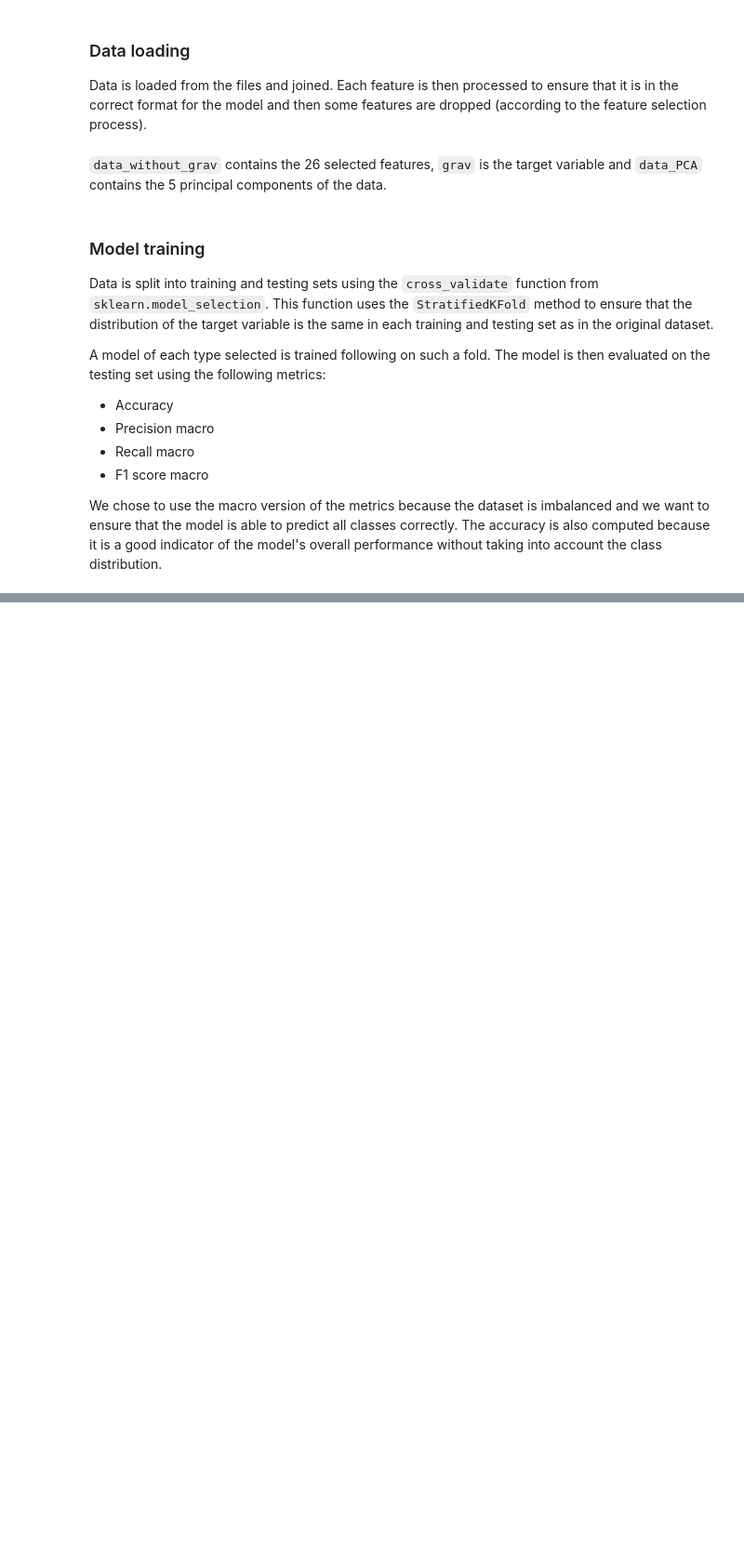
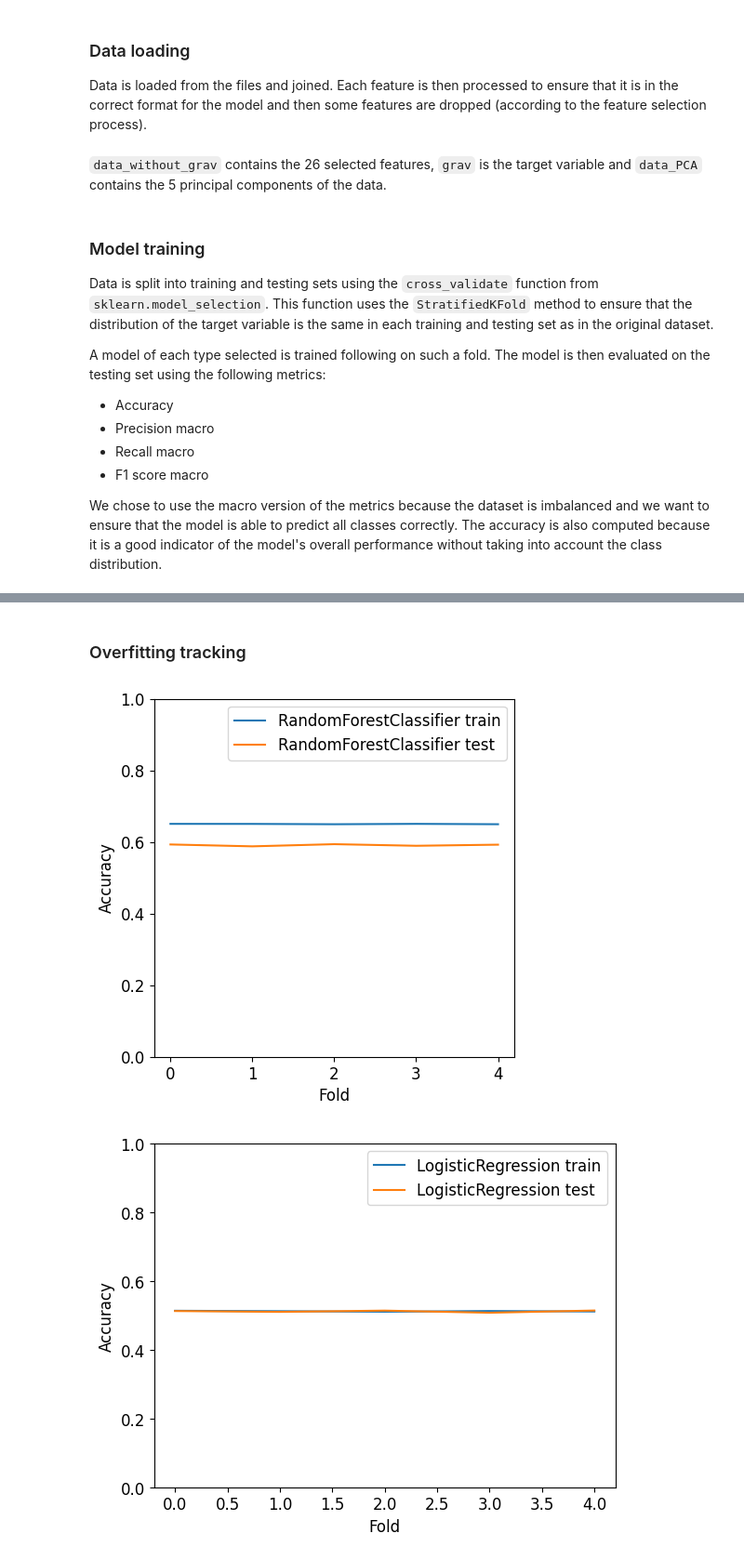
Before and after one commit to BigBaz54/road_accident_severity, a Jupyter notebook: severity_classification.ipynb, the cells around one changed output, grey strips where cells are left out. Shown at 93% size. Saved outputs shown, nothing was run; the diff lists cells and outputs as text; code cells hidden in the pictures; blank space fills up the shorter version.

```diff
--- a/severity_classification.ipynb
+++ b/severity_classification.ipynb
@@ -146,0 +176,23 @@ MLPClassifier done.
+# %% [markdown]
+### Overfitting tracking
+# %%
+# Plotting train and test accuracy for each classifier
+scores = {clf.__class__.__name__: {'train': [], 'test': []} for clf in classifiers}
+for clf in classifiers:
+    s = cross_validate(clf, data_5_features, grav, cv=5, scoring='accuracy', return_train_score=True, n_jobs=-1)
+    scores[clf.__class__.__name__]['train'] = s['train_score']
+    scores[clf.__class__.__name__]['test'] = s['test_score']
+    print(clf.__class__.__name__ + ' done.')
+
+plt.figure(figsize=(5, 5))
+for clf in classifiers:
+    plt.plot(scores[clf.__class__.__name__]['train'], label=clf.__class__.__name__ + ' train')
+    plt.plot(scores[clf.__class__.__name__]['test'], label=clf.__class__.__name__ + ' test')
+    plt.legend()
+    plt.ylim(bottom=0, top=1)
+    plt.xlabel('Fold')
+    plt.ylabel('Accuracy')
+    plt.show()
+# %% [output]
+[figure, added]
+[figure, added]
```
Also changed, not shown: parts of 7 cells of this notebook, 19 other files.
